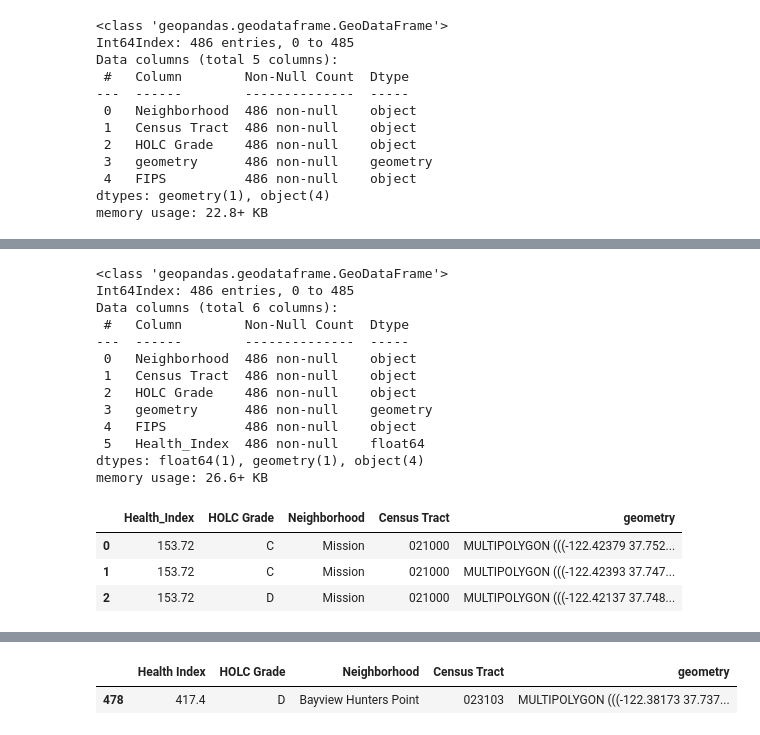
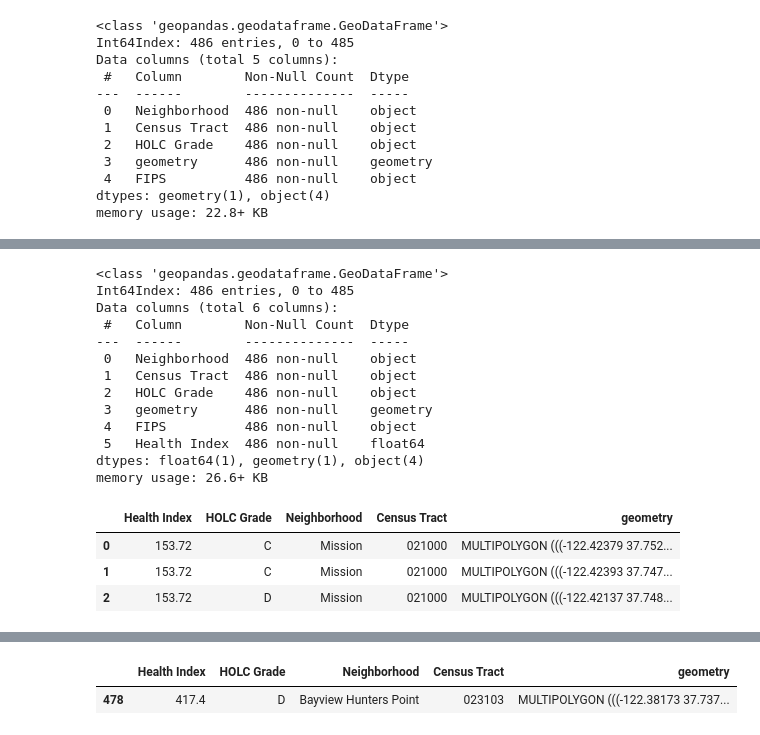
Before and after one commit to tommychandler5/221project, a Jupyter notebook: Group Assignments/Final Deliverables /Health Index.ipynb, the cells around one changed output, grey strips where cells are left out. Cells and saved outputs as stored; diff of their text form; code cells hidden in the pictures.

```diff
--- a/Group Assignments/Final Deliverables /Health Index.ipynb
+++ b/Group Assignments/Final Deliverables /Health Index.ipynb
@@ -309,0 +286,3 @@ health2.head(5).plot.barh(x='FIPS',
+# %%
+health2.columns = ['FIPS',
+                   'Health Index']
@@ -344,19 +339,19 @@ Data columns (total 6 columns):
  2   HOLC Grade    486 non-null    object
  3   geometry      486 non-null    geometry
  4   FIPS          486 non-null    object
- 5   Health_Index  486 non-null    float64
+ 5   Health Index  486 non-null    float64
 dtypes: float64(1), geometry(1), object(4)
 memory usage: 26.6+ KB
 # %%
-columns_to_keep = ['Health_Index',
+columns_to_keep = ['Health Index',
                     'HOLC Grade',
                    'Neighborhood',
                     'Census Tract',
                   'geometry']
 healthmap2 = healthmap[columns_to_keep].copy()
 healthmap2.head(3)
 # %% [output]
-|  | Health_Index | HOLC Grade | Neighborhood | Census Tract | geometry |
+|  | Health Index | HOLC Grade | Neighborhood | Census Tract | geometry |
 | 0 | 153.72 | C | Mission | 021000 | MULTIPOLYGON (((-122.42379 37.752... |
 | 1 | 153.72 | C | Mission | 021000 | MULTIPOLYGON (((-122.42393 37.747... |
 | 2 | 153.72 | D | Mission | 021000 | MULTIPOLYGON (((-122.42137 37.748... |
```
Also changed, not shown: parts of 22 cells of this notebook, 3 other files.
